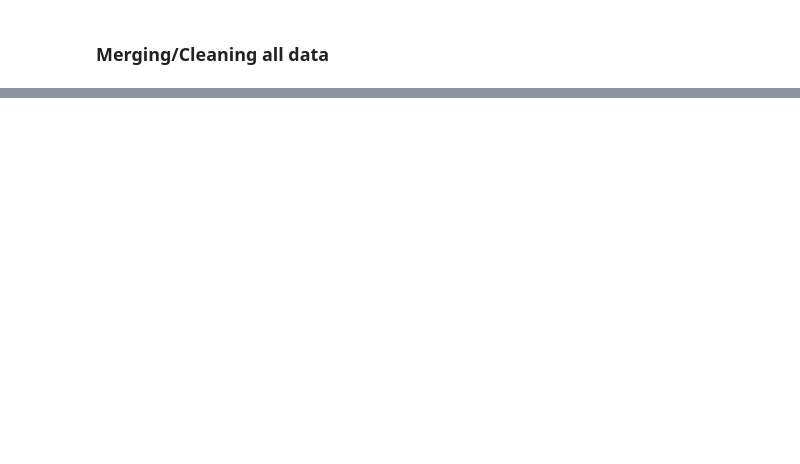
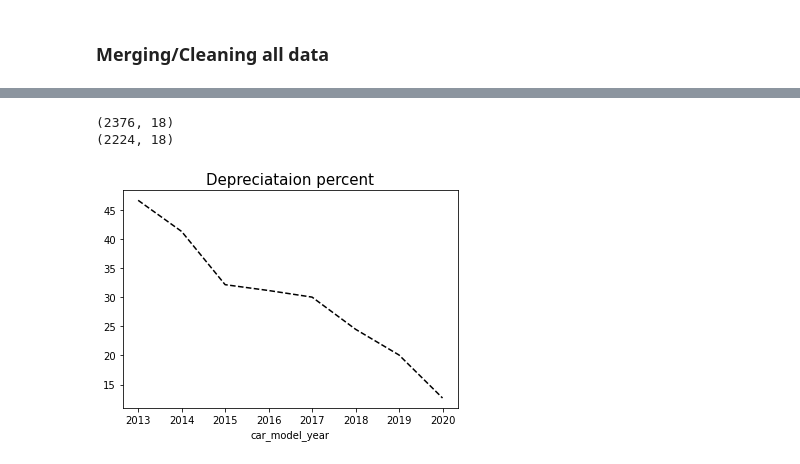
Before and after one commit to aabouie/CapStone1, a Jupyter notebook: EDA.ipynb, the cells around one changed output, grey strips where cells are left out. Saved outputs shown, nothing was run; the diff lists cells and outputs as text; code cells hidden in the pictures; blank space fills up the shorter version.

Commit message:
Plotting

```diff
--- a/EDA.ipynb
+++ b/EDA.ipynb
@@ -102 +103,14 @@ df.car_model_year.value_counts()
 Name: car_model_year, dtype: int64
+# %%
+# Filtering the data based on dates after 2012
+print(df.shape)
+df = df[df['car_model_year']>2012]
+print(df.shape)
+# %% [output]
+(2376, 18)
+(2224, 18)
+# %%
+ax = df.groupby('car_model_year').depreciation_percent.mean().plot(c='k',ls='--');
+ax.set_title('Depreciataion percent',size=15,c='k');
+# %% [output]
+[figure, added]
```
Also changed, not shown: parts of 13 cells of this notebook.
